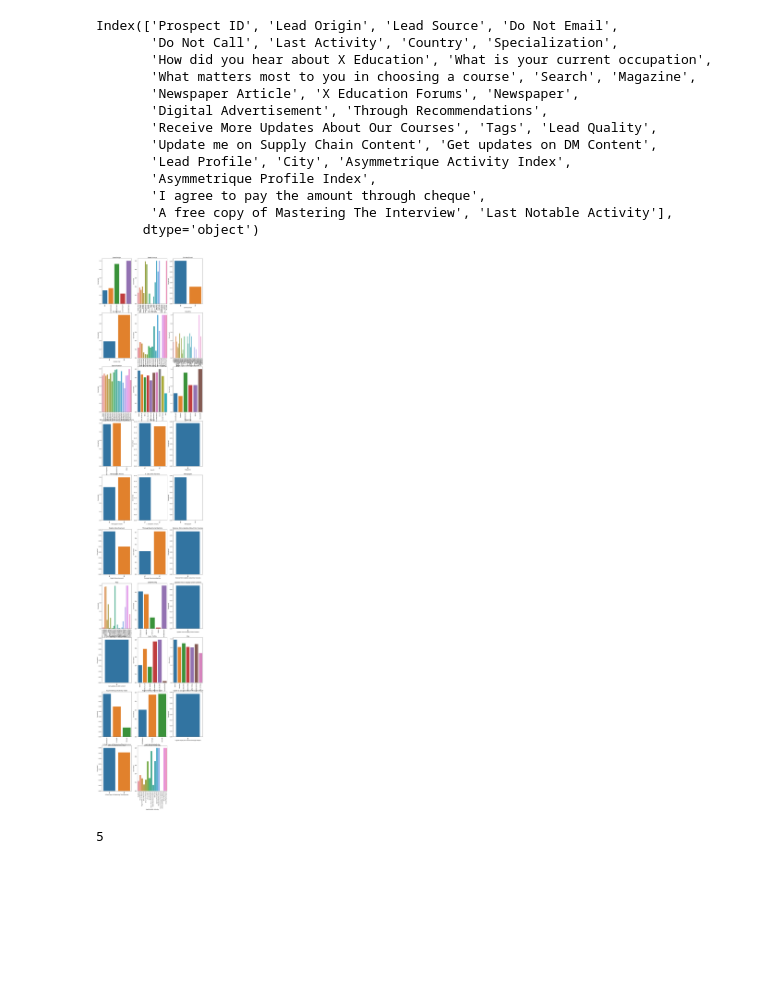
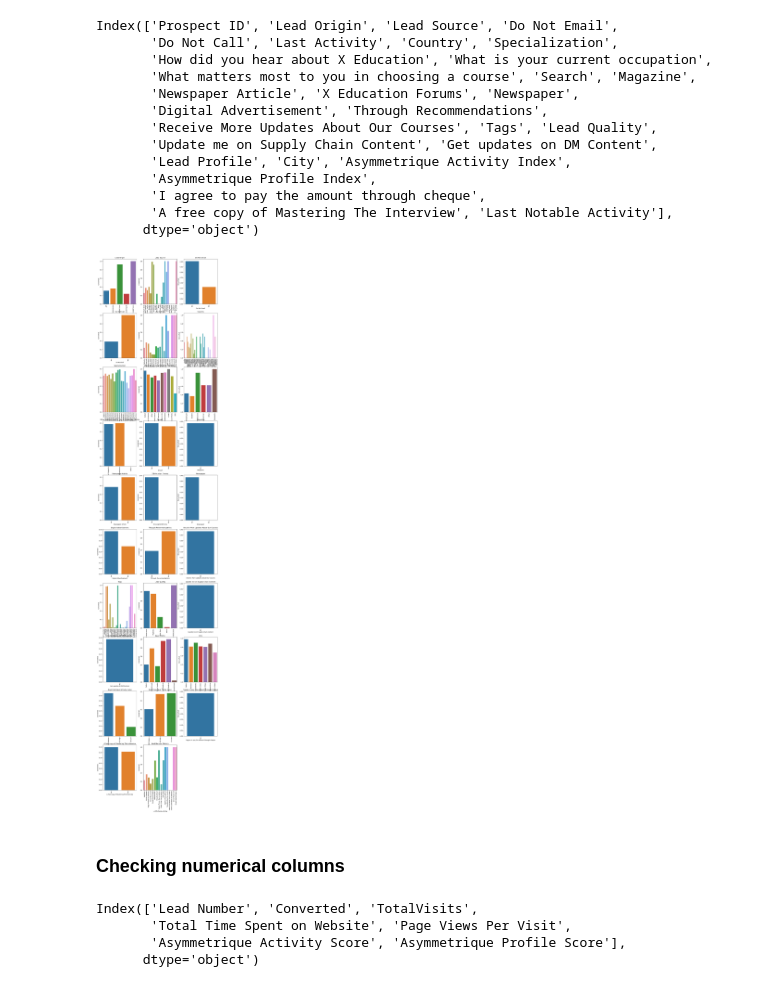
Before and after one commit to artik-gupta/Lead-Score-Case-study-assignment, a Jupyter notebook: LR model.ipynb, the cells around one changed output. Cells and saved outputs as stored; diff of their text form; code cells hidden in the pictures; blank space fills up the shorter version.

```diff
--- a/LR model.ipynb
+++ b/LR model.ipynb
@@ -85,16 +87,22 @@ obj_col = ['Lead Origin', 'Lead Source', 'Do Not Email', 'Do Not Call', 'Last Ac
        'I agree to pay the amount through cheque',
        'A free copy of Mastering The Interview', 'Last Notable Activity']
 # %%
-plt.figure(figsize= (15,80))
+plt.figure(figsize= (15,70))
 for i in range(len(obj_col[:30])):
     plt.subplot(10,3,i+1)
     sns.barplot(x = data[obj_col[i]], y = data.Converted, estimator= 'mean', errorbar = None)
     plt.title(obj_col[i])
     plt.xticks(rotation = 90)
 plt.show()
 # %% [output]
-[figure, old version]
+[figure, new version]
-# %%
-len(obj_col[:5])
-# %% [output]
-5
+# %% [markdown]
+### Checking numerical columns
+# %%
+obj_col = data.select_dtypes(include=['int64', 'float64']).columns
+obj_col
+# %% [output]
+Index(['Lead Number', 'Converted', 'TotalVisits',
+       'Total Time Spent on Website', 'Page Views Per Visit',
+       'Asymmetrique Activity Score', 'Asymmetrique Profile Score'],
+      dtype='object')
```
Also changed, not shown: parts of 4 cells of this notebook.
